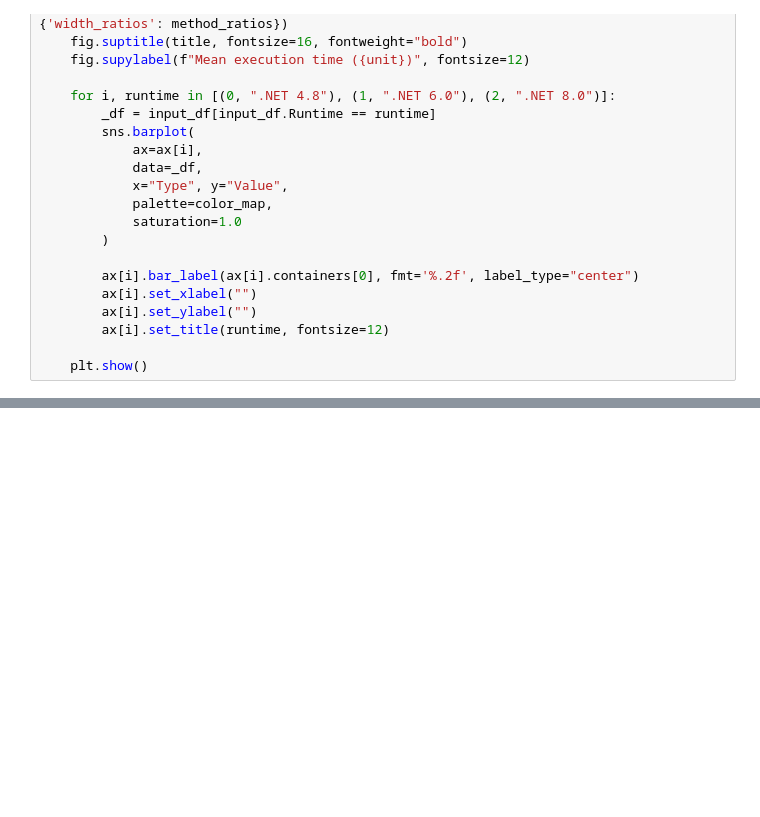
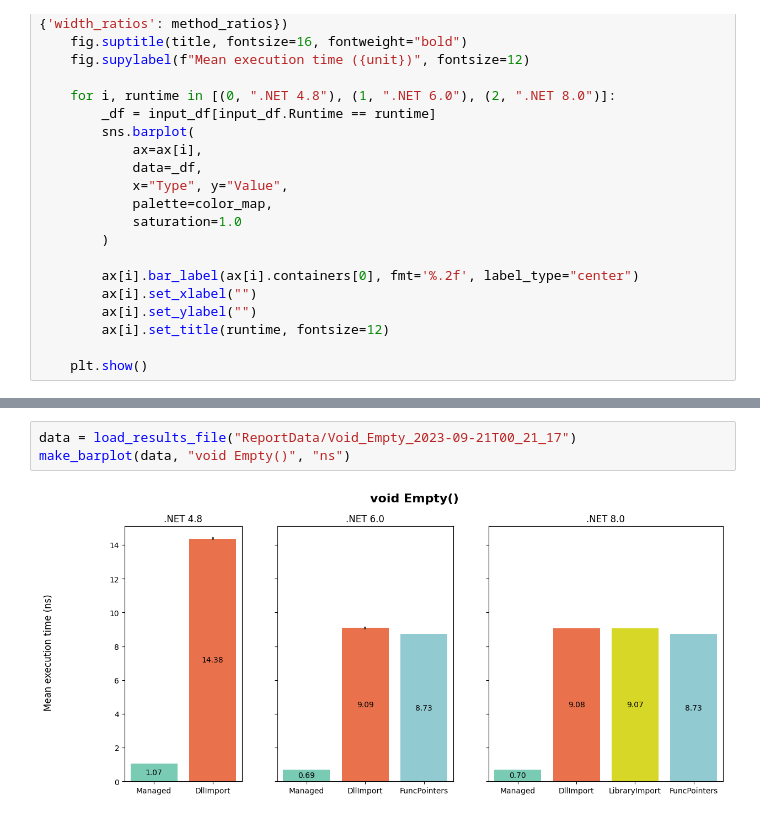
Before and after one commit to oroztocil/perfeval-pinvoke, a Jupyter notebook: REPORT.ipynb, the cells around one changed output, grey strips where cells are left out. Drawn from its saved outputs; the diff is of its cells as text; blank space fills up the shorter version.

Commit message:
Update report

```diff
--- a/REPORT.ipynb
+++ b/REPORT.ipynb
@@ -105,0 +258,5 @@ make_barplot(data_Primitive_Int_Out, "int out", "ns")
+# %%
+data = load_results_file("ReportData/Void_Empty_2023-09-21T00_21_17")
+make_barplot(data, "void Empty()", "ns")
+# %% [output]
+[figure, added]
```
Also changed, not shown: parts of 35 cells of this notebook.
